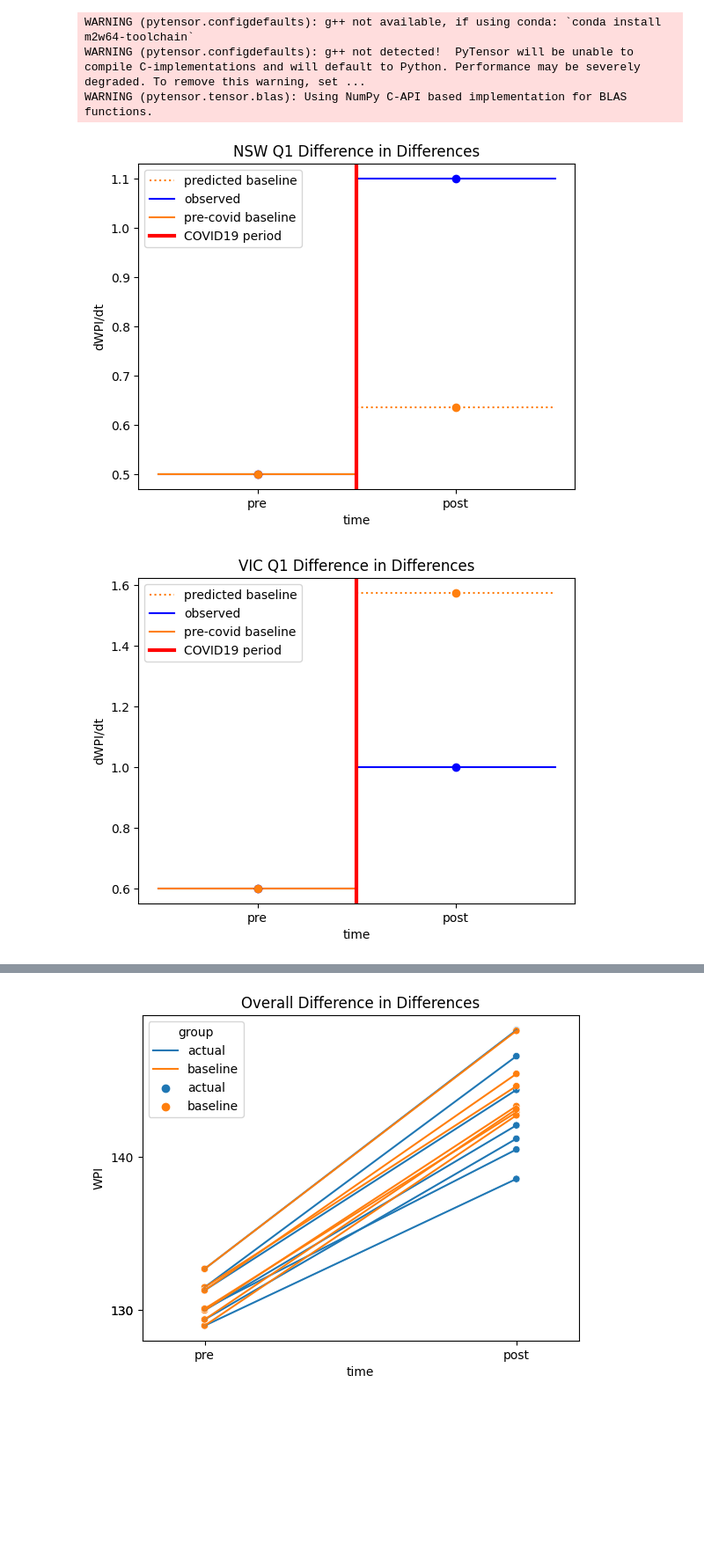
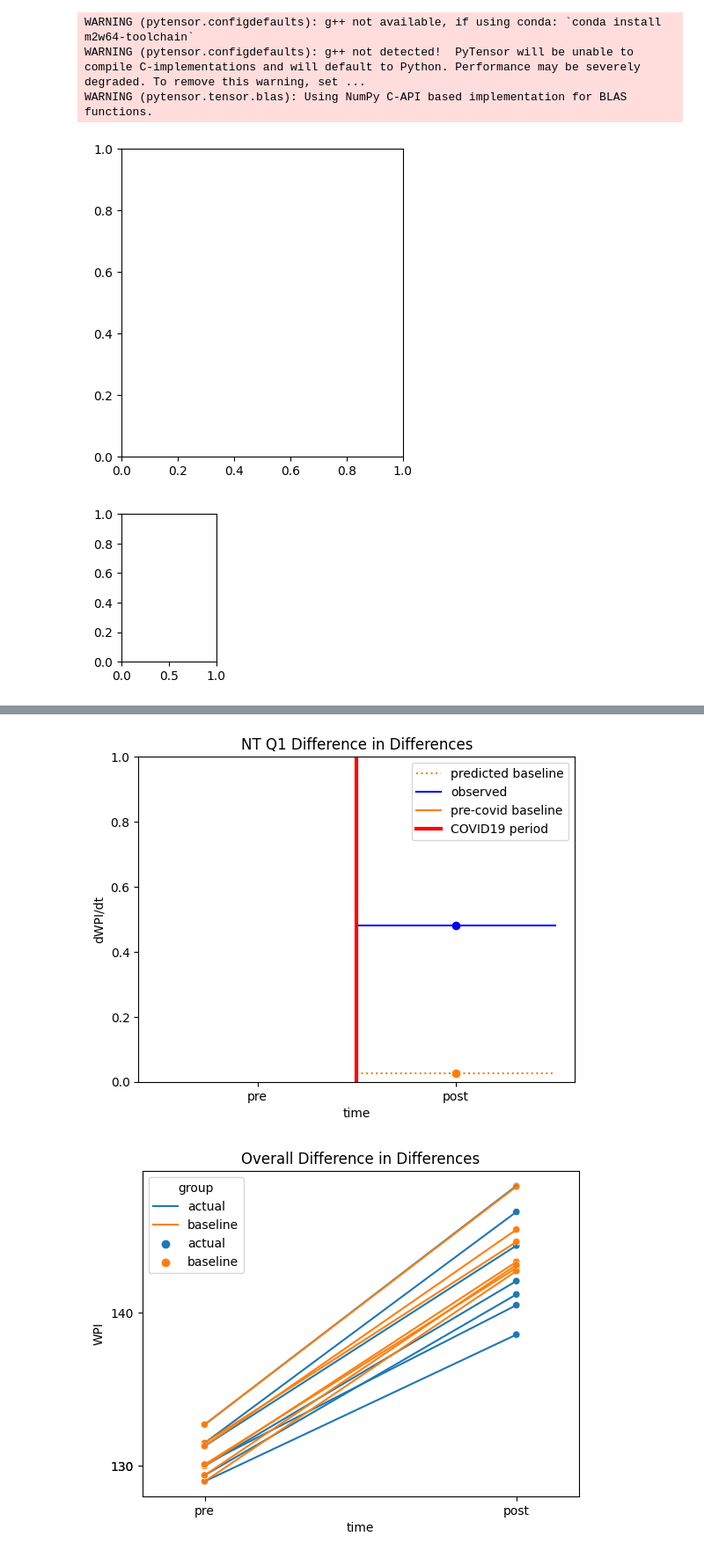
Before and after one commit to xinyuzh10/final-research, a Jupyter notebook: DID.ipynb, the cells around one changed output, grey strips where cells are left out. Shown: that part at 88% size. Drawn from its saved outputs; the diff is of its cells as text; code cells hidden in the pictures; blank space fills up the shorter version.

```diff
--- a/DID.ipynb
+++ b/DID.ipynb
@@ -12,8 +12,8 @@ WARNING (pytensor.tensor.blas): Using NumPy C-API based implementation for BLAS
 # %%
 def plot_did(actual, predicted, diff, state):
 
-    pre_covid_baseline = actual['2019-03-01']
-    predicted_baseline = predicted['2023-03-01']
+    pre_covid_baseline = actual['2019-09-01']
+    predicted_baseline = predicted['2023-06-01']
     treat_intercept_delta = 0.0005
     trend = 0
     Δ = diff['2023-03-01']  # difference in basleine and actual
@@ -99,6 +99,8 @@ def plot_did(actual, predicted, diff, state):
     )
     ax.legend();
 
+    plt.ylim(0, 50)
+    plt.ylim(0, 1)
     plt.savefig(state+' DID.png')
 # %%
 states = ['NSW', 'VIC', 'QLD', 'SA', 'WA', 'TAS', 'NT' ]
@@ -111,32 +113,36 @@ wages_change = pd.read_excel(wages_path, engine='openpyxl', usecols = ['time','N
 wages_change = pd.DataFrame(wages_change)
 wages_change = wages_change.set_index('time').asfreq('QS-DEC')
 # Read the Excel file into a pandas DataFrame
 
 
 # predicted change
 wages_predicted_change = pd.read_excel(wages_path, engine='openpyxl', usecols = ['time','NSW_predicted_change','VIC_predicted_change','QLD_predicted_change','SA_predicted_change','WA_predicted_change','TAS_predicted_change','NT_predicted_change'])
 wages_predicted_change = pd.DataFrame(wages_predicted_change)
 wages_predicted_change = wages_predicted_change.set_index('time').asfreq('QS-DEC')
 wages_predicted_change =wages_predicted_change.iloc[40:]
 
 # delta
 wages_change_diff = pd.read_excel(wages_path, engine='openpyxl', usecols = ['time','NSW_change_diff','VIC_change_diff','QLD_change_diff','SA_change_diff','WA_change_diff','TAS_change_diff','NT_change_diff'])
 wages_change_diff = pd.DataFrame(wages_change_diff)
 wages_change_diff = wages_change_diff.set_index('time').asfreq('QS-DEC')
 wages_change_diff =wages_change_diff.iloc[40:]
 
 states_dic_predicted = dict()
 states_dic_diff = dict()
 states_dic_actual= dict()
 
 for i in range(0,7):
     states_dic_actual[states[i]] = wages_change[states[i]+'_actual_change']
     states_dic_predicted[states[i]] = wages_predicted_change[states[i]+'_predicted_change']
     states_dic_diff[states[i]] = wages_change_diff[states[i]+'_change_diff']
 
+plt.figure(figsize = (19,10))
 
+i = 1
 for state in states:
+    plt.subplot(2,4,i+1)
     plot_did(states_dic_actual[state], states_dic_predicted[state], states_dic_diff[state], state)
+    i = i+1
 # %% [output]
-[figure, old version]
+[figure, new version]
-[figure, old version]
+[figure, new version]
@@ -148,3 +154,4 @@ for state in states:
+[figure, added]
 # %%
 def plot_DID2(actual_2019, actual_2023, predict_2023):
     # 0->actual, 1->predict
```
Also changed, not shown: parts of 2 cells of this notebook, 15 other files.
